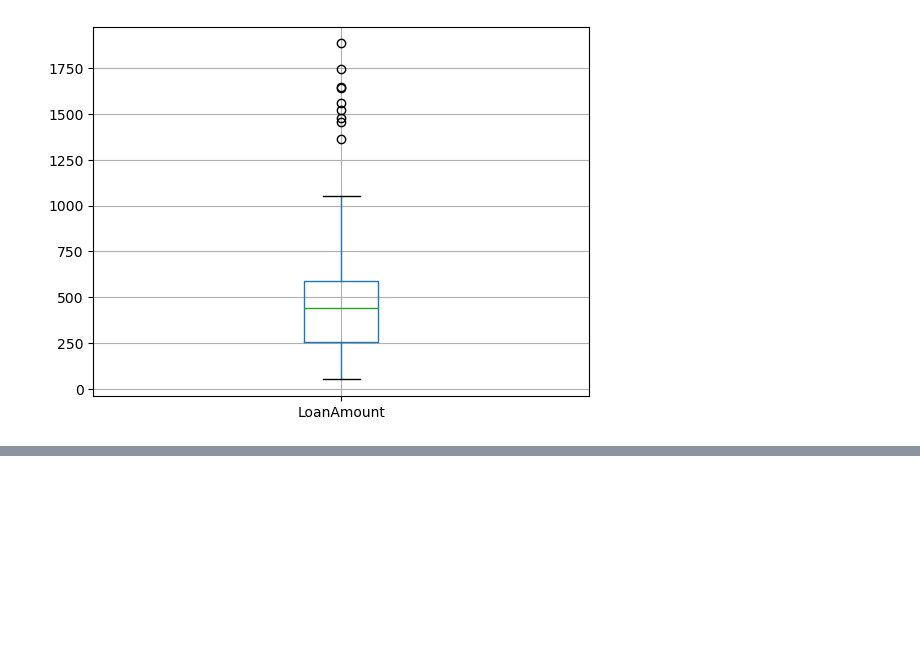
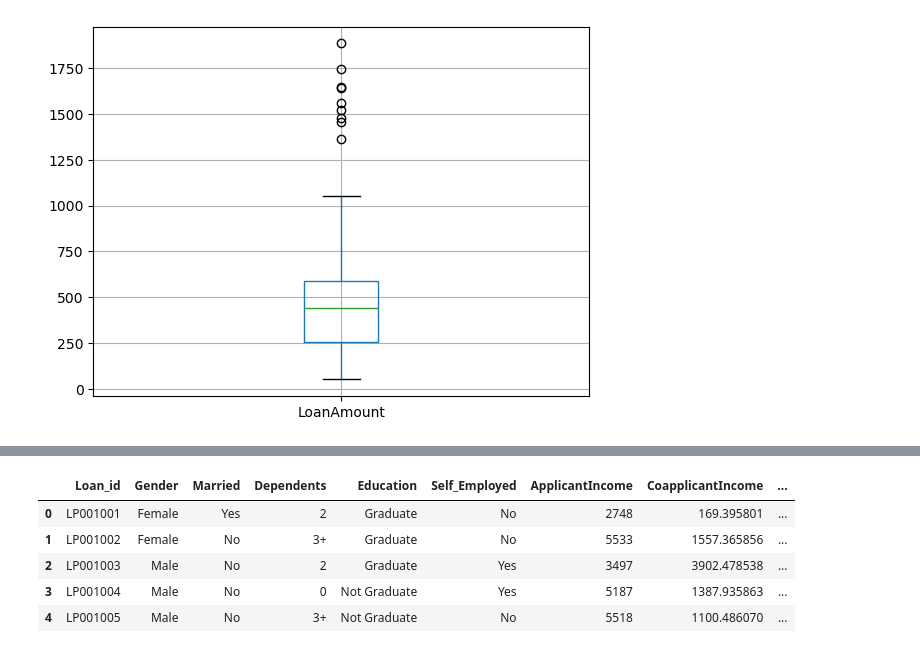
Before and after one commit to SatishLawrenceMaharaj/MLDemoLoanEligibilityPrediction, a Jupyter notebook: MLLoanPrediction.ipynb, the cells around one changed output, grey strips where cells are left out. Saved outputs shown, nothing was run; the diff lists cells and outputs as text; code cells hidden in the pictures; blank space fills up the shorter version.

```diff
--- a/MLLoanPrediction.ipynb
+++ b/MLLoanPrediction.ipynb
@@ -97,0 +164,9 @@ dataset['LoanAmount'].hist(bins=20)
+# %%
+dataset.head()
+# %% [output]
+|  | Loan_id | Gender | Married | Dependents | Education | Self_Employed | ApplicantIncome | CoapplicantIncome | ... |
+| 0 | LP001001 | Female | Yes | 2 | Graduate | No | 2748 | 169.395801 | ... |
+| 1 | LP001002 | Female | No | 3+ | Graduate | No | 5533 | 1557.365856 | ... |
+| 2 | LP001003 | Male | No | 2 | Graduate | Yes | 3497 | 3902.478538 | ... |
+| 3 | LP001004 | Male | No | 0 | Not Graduate | Yes | 5187 | 1387.935863 | ... |
+| 4 | LP001005 | Male | No | 3+ | Not Graduate | No | 5518 | 1100.486070 | ... |
```
Also changed, not shown: parts of 16 cells of this notebook, 1 other file.
